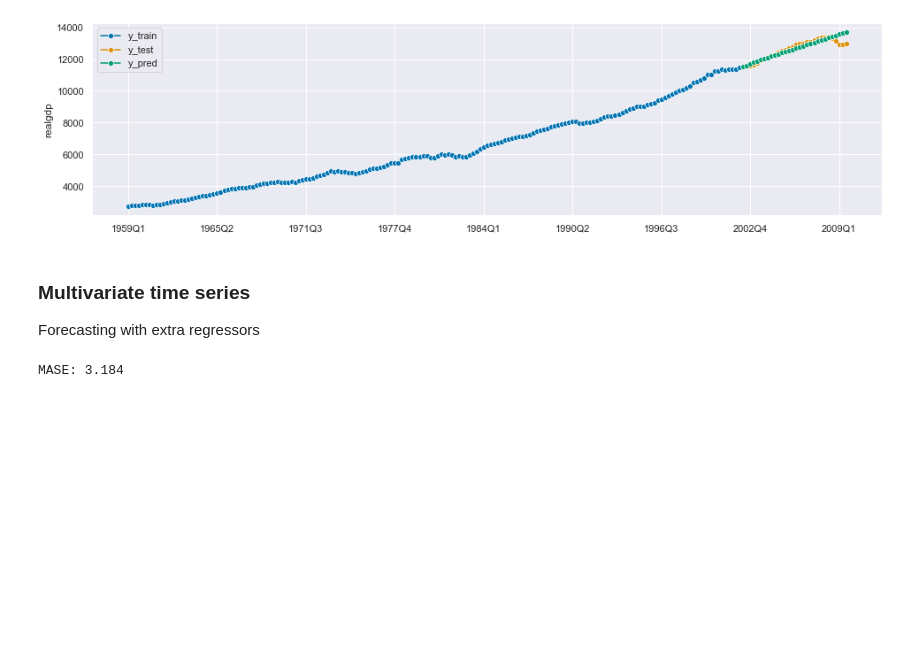
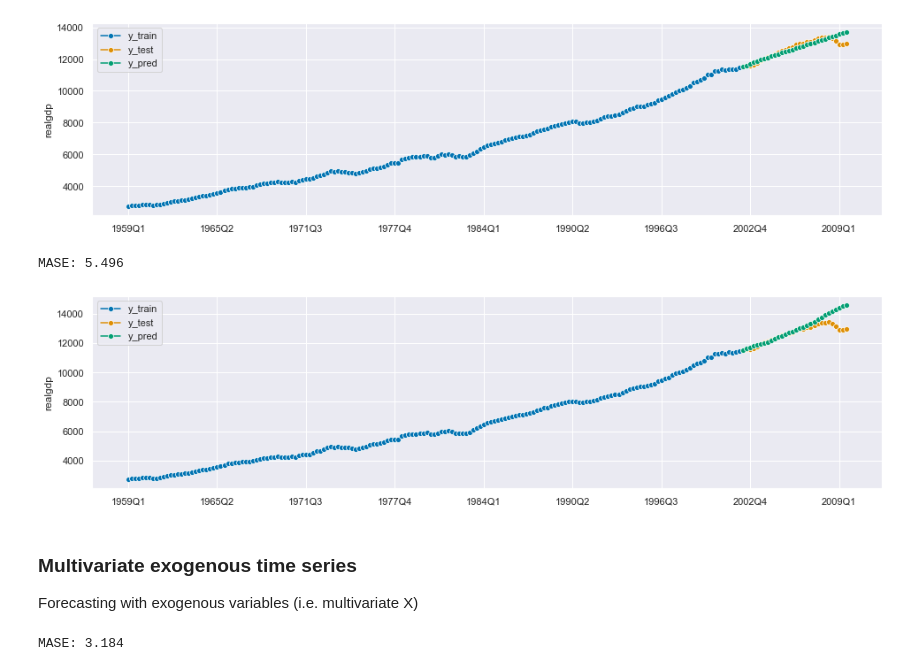
Before and after one commit to joanlenczuk/sktime_article, a Jupyter notebook: Sktime overview.ipynb, the cells around one changed output. Cells and saved outputs as stored; diff of their text form; code cells hidden in the pictures; blank space fills up the shorter version.

```diff
--- a/Sktime overview.ipynb
+++ b/Sktime overview.ipynb
@@ -193,9 +196,22 @@ plot_series(y_train, y_test, y_pred, labels=["y_train", "y_test", "y_pred"]);
 # %% [output]
 MASE: 2.864
 [figure]
+# %%
+y = df['realgdp']
+y_train, y_test = temporal_train_test_split(y, test_size=30)
+
+forecaster = DirectTabularRegressionForecaster(LinearRegression())
+forecaster.fit(y_train, fh=fh_abs) #forecasting horizon necessary in the fit() method for this forecaster
+y_pred = forecaster.predict()
+
+print(f"MASE: {round(mean_absolute_scaled_error(y_true=y_test, y_pred=y_pred, y_train=y_train), 3)}")
+plot_series(y_train, y_test, y_pred, labels=["y_train", "y_test", "y_pred"]);
+# %% [output]
+MASE: 5.496
+[figure, added]
 # %% [markdown]
-### Multivariate time series
-Forecasting with extra regressors
+### Multivariate exogenous time series
+Forecasting with exogenous variables (i.e. multivariate X)
 # %%
 y = df['realgdp']
 X = df[['realinv']] #could be more features
```
Also changed, not shown: parts of 34 cells of this notebook.
